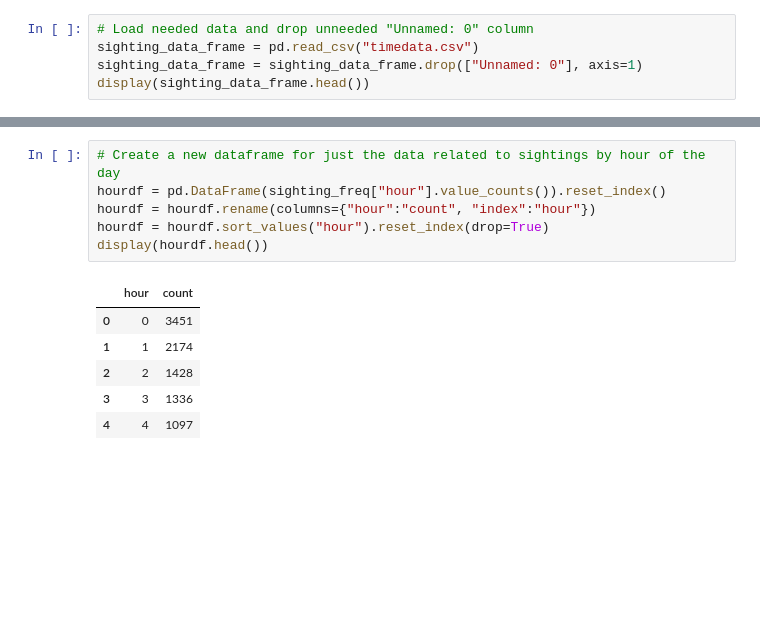
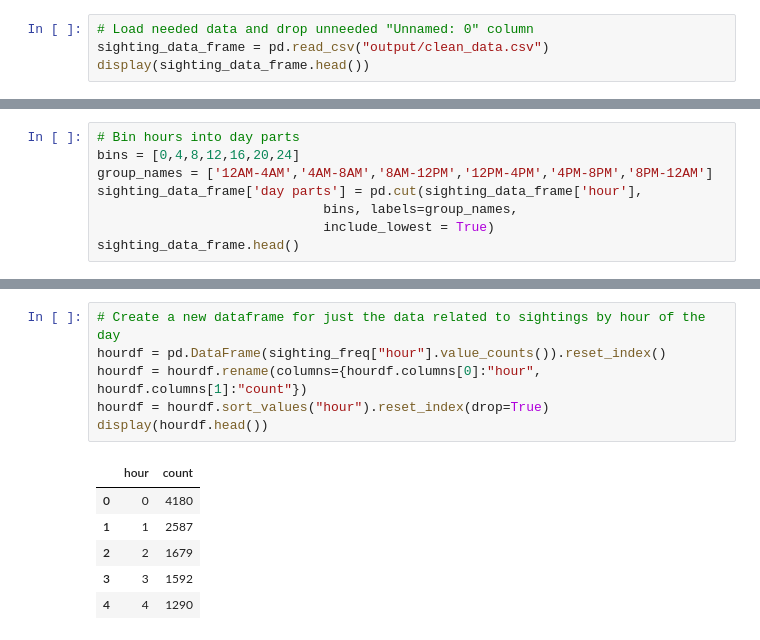
Before and after one commit to s-ellingwood/project-1, a Jupyter notebook: sightings.ipynb, the cells around one changed output, grey strips where cells are left out. Cells and saved outputs as stored; diff of their text form; blank space fills up the shorter version.

```diff
--- a/sightings.ipynb
+++ b/sightings.ipynb
@@ -7,7 +11,6 @@ import warnings
 warnings.filterwarnings("ignore")
 # %%
 # Load needed data and drop unneeded "Unnamed: 0" column
-sighting_data_frame = pd.read_csv("timedata.csv")
-sighting_data_frame = sighting_data_frame.drop(["Unnamed: 0"], axis=1)
+sighting_data_frame = pd.read_csv("output/clean_data.csv")
 display(sighting_data_frame.head())
 # %% [output]
@@ -19,0 +23,8 @@ display(sighting_data_frame.head())
+# %%
+# Bin hours into day parts
+bins = [0,4,8,12,16,20,24]
+group_names = ['12AM-4AM','4AM-8AM','8AM-12PM','12PM-4PM','4PM-8PM','8PM-12AM']
+sighting_data_frame['day parts'] = pd.cut(sighting_data_frame['hour'],
+                             bins, labels=group_names,
+                             include_lowest = True)
+sighting_data_frame.head()
@@ -73,15 +98,15 @@ plt.show()
 # %%
 # Create a new dataframe for just the data related to sightings by hour of the day
 hourdf = pd.DataFrame(sighting_freq["hour"].value_counts()).reset_index()
-hourdf = hourdf.rename(columns={"hour":"count", "index":"hour"})
+hourdf = hourdf.rename(columns={hourdf.columns[0]:"hour", hourdf.columns[1]:"count"})
 hourdf = hourdf.sort_values("hour").reset_index(drop=True)
 display(hourdf.head())
 # %% [output]
 |  | hour | count |
-| 0 | 0 | 3451 |
-| 1 | 1 | 2174 |
-| 2 | 2 | 1428 |
-| 3 | 3 | 1336 |
-| 4 | 4 | 1097 |
+| 0 | 0 | 4180 |
+| 1 | 1 | 2587 |
+| 2 | 2 | 1679 |
+| 3 | 3 | 1592 |
+| 4 | 4 | 1290 |
 # %%
 # Create a bar chart to show the number of sightings by the hour of day they occured
```
Also changed, not shown: parts of 13 cells of this notebook, 28 other files.
